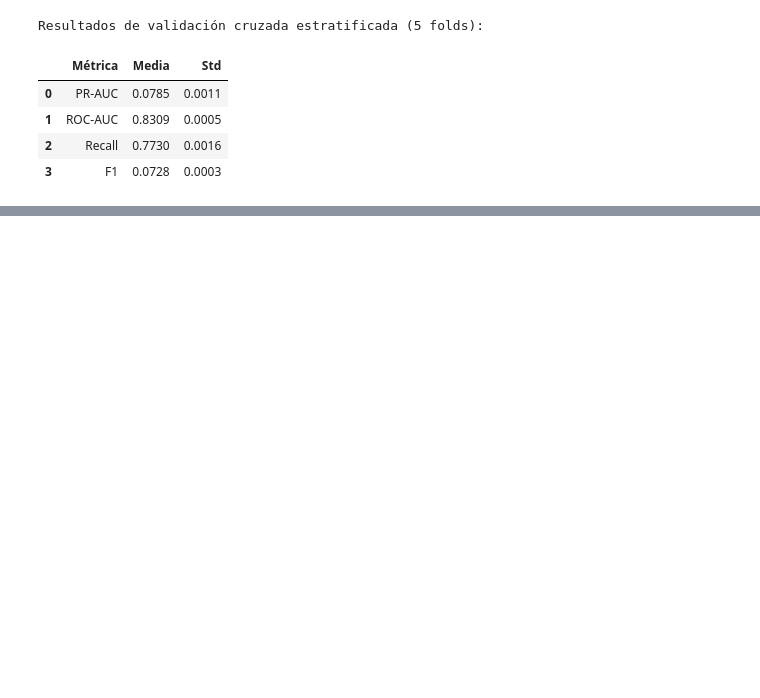
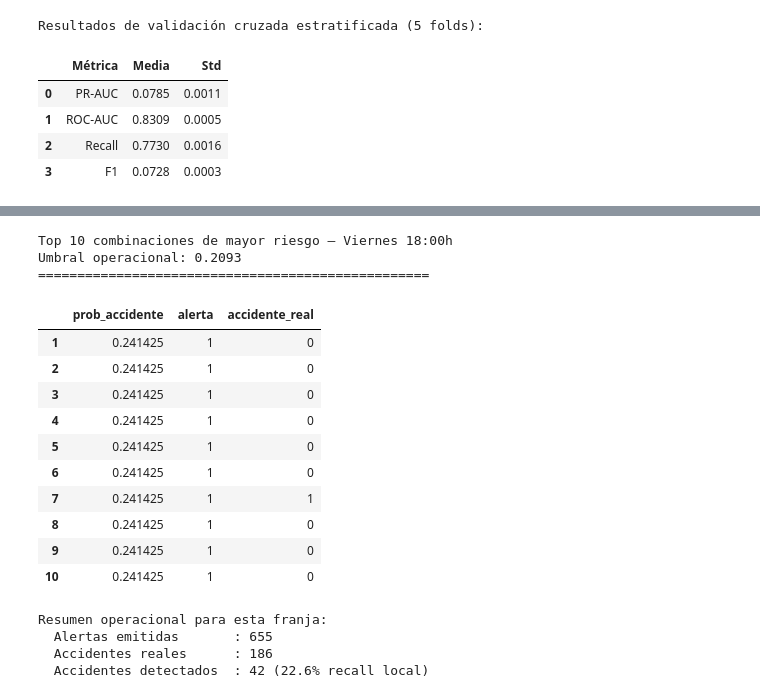
Before and after one commit to SaraMR9/AprendizajeAutomatico, a Jupyter notebook: Notebook.ipynb, the cells around one changed output, grey strips where cells are left out. Saved outputs shown, nothing was run; the diff lists cells and outputs as text; code cells hidden in the pictures; blank space fills up the shorter version.

```diff
--- a/Notebook.ipynb
+++ b/Notebook.ipynb
@@ -3851,0 +4142,64 @@ El umbral 0.5 representa el punto de equilibrio operacional: maximiza el recall
+# %%
+# =============================================================================
+# 9.1 CASO DE USO: TOP-10 BARRIOS DE MAYOR RIESGO
+# Simula la salida operacional del modelo para un viernes a las 18h
+# (franja de alto riesgo identificada en el EDA)
+# =============================================================================
+import pandas as pd
+
+hora_consulta = 18
+dia_consulta  = 4   # viernes
+
+mascara = (
+    (X_test['hora'] == hora_consulta) &
+    (X_test['dia_semana'] == dia_consulta)
+)
+muestra_op = X_test[mascara].copy()
+
+if len(muestra_op) > 0:
+    muestra_op = muestra_op.reset_index(drop=True)
+    muestra_op['prob_accidente'] = lgb_cw.predict_proba(muestra_op)[:, 1]
+    muestra_op['alerta']         = (muestra_op['prob_accidente'] >= umbral_lgb).astype(int)
+    muestra_op['accidente_real'] = y_test[mascara].values
+
+    top10 = (muestra_op[['prob_accidente', 'alerta', 'accidente_real']]
+             .sort_values('prob_accidente', ascending=False)
+             .head(10)
+             .reset_index(drop=True))
+    top10.index += 1
+
+    print(f"Top 10 combinaciones de mayor riesgo — Viernes {hora_consulta}:00h")
+    print(f"Umbral operacional: {umbral_lgb:.4f}")
+    print("=" * 50)
+    display(top10)
+
+    alertas   = muestra_op['alerta'].sum()
+    reales    = muestra_op['accidente_real'].sum()
+    detectados = ((muestra_op['alerta']==1) & (muestra_op['accidente_real']==1)).sum()
+
+    print(f"\nResumen operacional para esta franja:")
+    print(f"  Alertas emitidas       : {alertas}")
+    print(f"  Accidentes reales      : {reales}")
+    print(f"  Accidentes detectados  : {detectados} "
+          f"({detectados/max(reales,1)*100:.1f}% recall local)")
+else:
+    print("No hay registros para esa combinación en el conjunto de test.")
+# %% [output]
+Top 10 combinaciones de mayor riesgo — Viernes 18:00h
+Umbral operacional: 0.2093
+==================================================
+|  | prob_accidente | alerta | accidente_real |
+| 1 | 0.241425 | 1 | 0 |
+| 2 | 0.241425 | 1 | 0 |
+| 3 | 0.241425 | 1 | 0 |
+| 4 | 0.241425 | 1 | 0 |
+| 5 | 0.241425 | 1 | 0 |
+| 6 | 0.241425 | 1 | 0 |
+| 7 | 0.241425 | 1 | 1 |
+| 8 | 0.241425 | 1 | 0 |
+| 9 | 0.241425 | 1 | 0 |
+| 10 | 0.241425 | 1 | 0 |
+Resumen operacional para esta franja:
+  Alertas emitidas       : 655
+  Accidentes reales      : 186
+  Accidentes detectados  : 42 (22.6% recall local)
```
Also changed, not shown: parts of 51 cells of this notebook.
